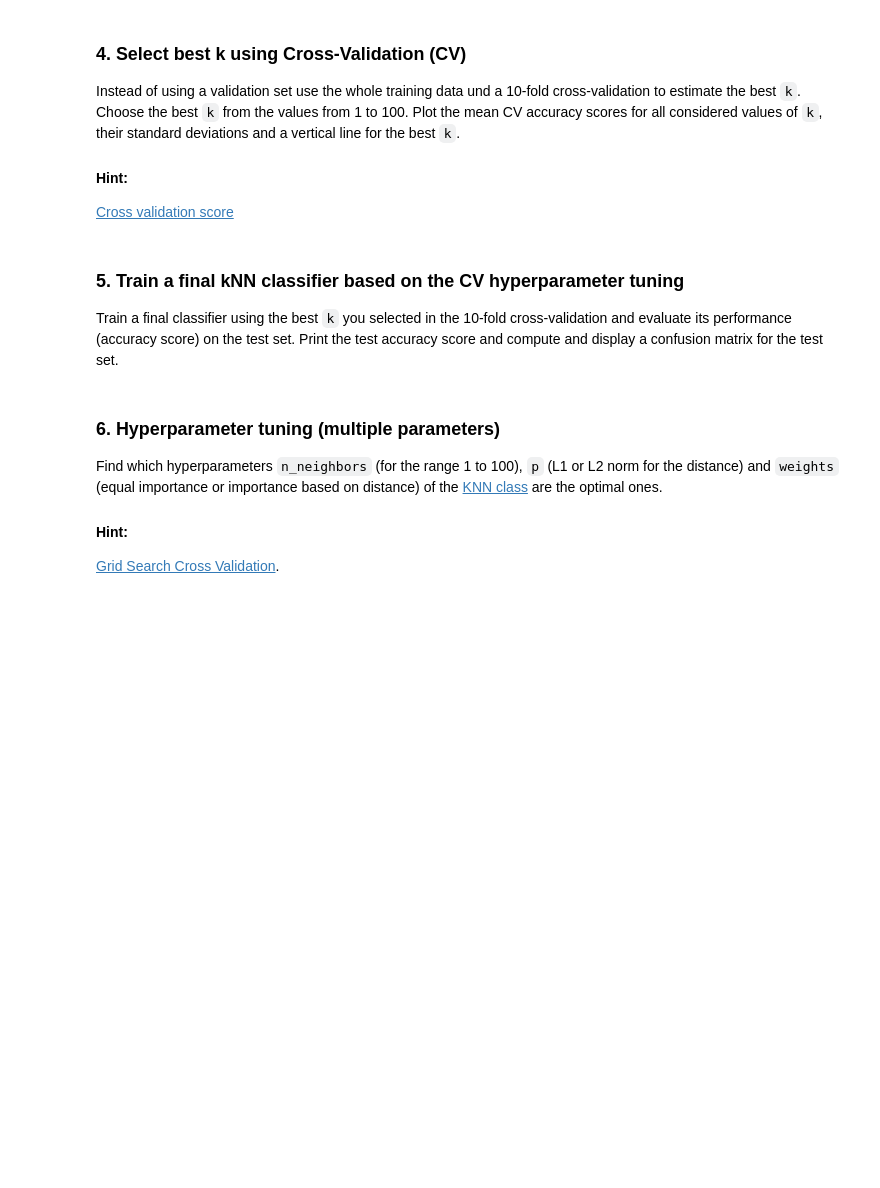
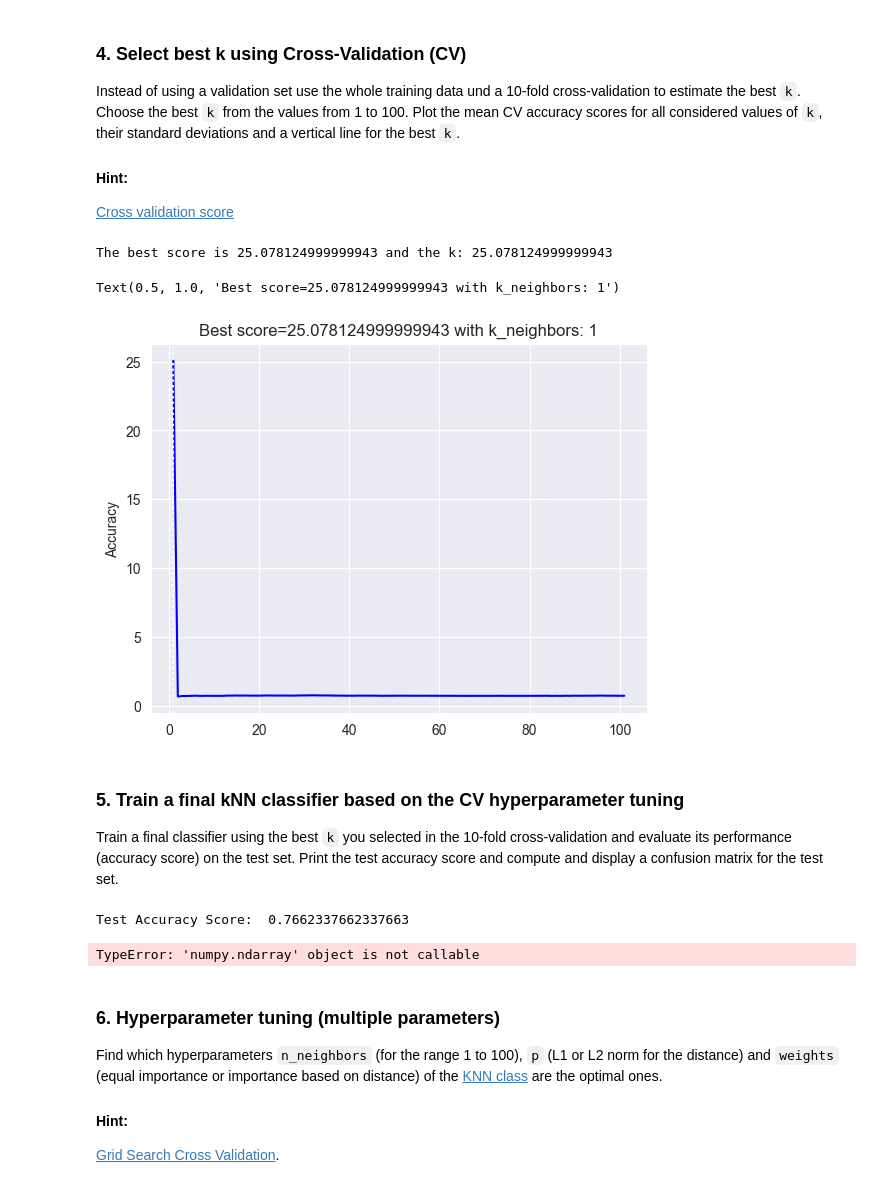
Before and after one commit to dave1b/FTP_MachLe, a Jupyter notebook: Exercise03/Exercise3_KNN_ModelSelection_Assignment.ipynb, the cells around one changed output. Drawn from its saved outputs; the diff is of its cells as text; code cells hidden in the pictures; blank space fills up the shorter version.

```diff
--- a/Exercise03/Exercise3_KNN_ModelSelection_Assignment.ipynb
+++ b/Exercise03/Exercise3_KNN_ModelSelection_Assignment.ipynb
@@ -106,26 +123,31 @@ Instead of using a validation set use the whole training data und a 10-fold cros
 # %%
 # single crossvalidation for given K
 from sklearn.neighbors import KNeighborsClassifier
 from sklearn.model_selection import cross_val_score
 
 # arrays to store the mean and standard deviation of the cross validation scores for each tested value of k
-mean_scores = np.array([])
-scores_std =np.array([])
+mean_scores = np.ndarray([])
+scores_std = np.ndarray([])
 # loop from 1 to 100 to find the best k for kNN
-for k in range(1,101):
-#### START YOUR CODE HERE ####
-  # create a new kNN model
+for k in range(1, 101):
+    model = KNeighborsClassifier(n_neighbors=k)
+    scores = cross_val_score(model, X_train, y_train, scoring='accuracy', cv=10)
+    mean_scores = np.append(mean_scores, [scores.mean()])
+    scores_std = np.append(scores_std, [scores.std()])
 
-  # compute the accuracy scores for each fold of a 10-fold CV
+best_k = mean_scores.argmax() + 1
+best_score = mean_scores.max()
+print(f"The best score is {best_score} and the k: {best_score}")
 
-
-  # compute the average and standard deviation of the CV scores and add them to their respective arrays
-
-# find the best k and best score
-
-# plot all scores for all tested values of k with their standard deviations and a vertical line the depicts the best k
-
-#### END YOUR CODE HERE ####
+plt.plot(range(1, 102), mean_scores, color='blue')
+plt.ylabel("K")
+plt.ylabel("Accuracy")
+plt.axvline(best_k, color='white', linestyle='dotted')
+plt.title(f"Best score={best_score} with k_neighbors: {best_k}")
+# %% [output]
+The best score is 25.078124999999943 and the k: 25.078124999999943
+Text(0.5, 1.0, 'Best score=25.078124999999943 with k_neighbors: 1')
+[figure, added]
 # %% [markdown]
 ### 5. Train a final kNN classifier based on the CV hyperparameter tuning
 Train a final classifier using the best `k` you selected in the 10-fold cross-validation and evaluate its performance (accuracy score) on the test set. Print the test accuracy score and compute and display a confusion matrix for the test set.
@@ -145,3 +154,17 @@ Train a final classifier using the best `k` you selected in the 10-fold cross-va
+# %%
+knn = KNeighborsClassifier(n_neighbors=best_k).fit(X_train, y_train)
+
+pred_test = knn.predict(X_test)
+
+score = knn.score(X_test, y_test)
+conf = confusion_matrix(y_test, pred_test)
+
+sns.heatmap(conf, annot=True, cbar=False, cmap="coolwarm_r")
+plt.ylabel("True label")
+plt.xlabel("Predicted label")
+# %% [output]
+Test Accuracy Score:  0.7662337662337663
+TypeError: 'numpy.ndarray' object is not callable
 # %% [markdown]
 ### 6. Hyperparameter tuning (multiple parameters)
 Find which hyperparameters `n_neighbors` (for the range 1 to 100), `p` (L1 or L2 norm for the distance) and `weights` (equal importance or importance based on distance) of the [KNN class](https://scikit-learn.org/stable/modules/generated/sklearn.neighbors.KNeighborsClassifier.html) are the optimal ones.
```
Also changed, not shown: parts of 7 cells of this notebook.
